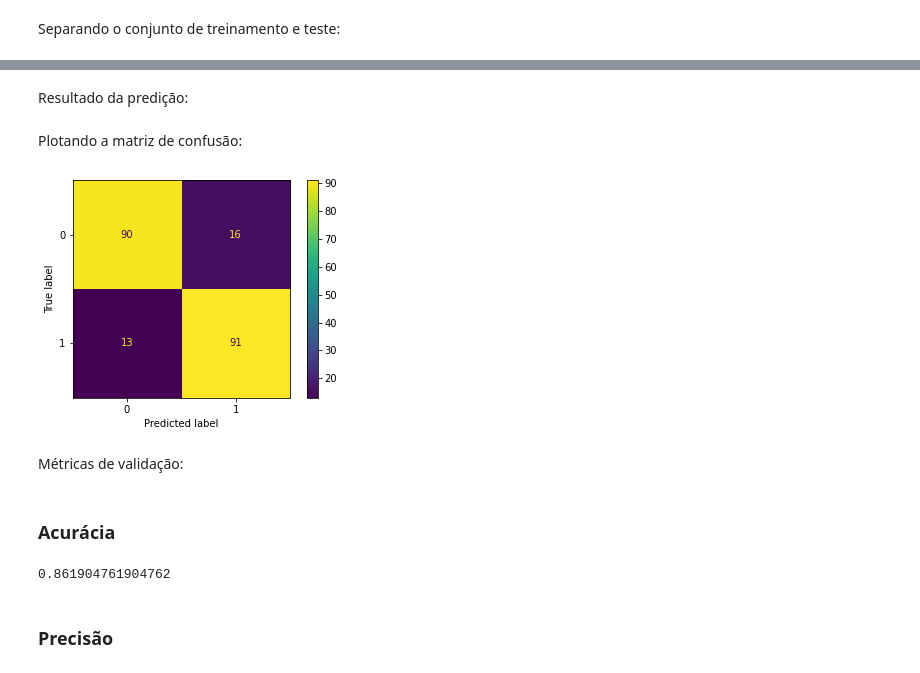
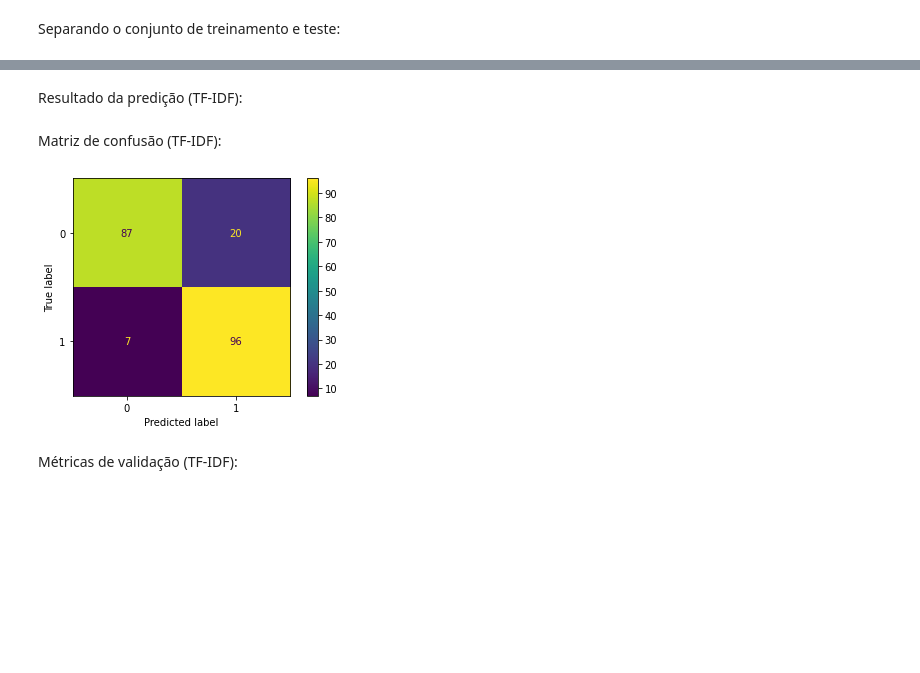
Before and after one commit to valeriojr/ecom063-pln, a Jupyter notebook: Processamento de linguagem natural - 3ª lista de exercícios.ipynb, the cells around one changed output, grey strips where cells are left out. Cells and saved outputs as stored; diff of their text form; code cells hidden in the pictures; blank space fills up the shorter version.

```diff
--- a/Processamento de linguagem natural - 3ª lista de exercícios.ipynb
+++ b/Processamento de linguagem natural - 3ª lista de exercícios.ipynb
@@ -85,15 +86,28 @@ def remove_boilerplate(text):
     boilerplate = ['Compartilhe este post com Email Facebook Messenger Messenger Twitter WhatsApp LinkedIn Copiar este link Estes são links externos e abrirão numa nova janela', 'Já assistiu aos nossos novos vídeos no YouTube? Inscreva-se no nosso canal!', 'Final de YouTube post  de BBC News Brasil Final de YouTube post 2 de BBC News Brasil Final de YouTube post 3 de BBC News Brasil']
 
     for b in boilerplate:
-      text = text.replace(b, '')
+        text = text.replace(b, '')
 
     return text
+
+stopwords = nltk.corpus.stopwords.words('portuguese')
+
+def remove_stopwords(text):
+    tokenized_text = nltk.word_tokenize(text, language='portuguese')
+    return " ".join([token for token in tokenized_text if token not in stopwords])
+
+def preprocess_rawtext(rawtext):
+    rawtext = re.sub(r'\w*\d\w*', '', rawtext) # remove todas as palavras que contém números
+    rawtext = re.sub(r'[^a-zA-ZáéíóúÁÉÍÓÚâêîôÂÊÎÔãõÃÕçÇ ]', '', rawtext.lower()) # remove pontuação e converte para minúscula
+    return re.sub(r'\s+', ' ', rawtext) # remove espaços repetidos
 
 dataset.replace(numpy.nan, '', inplace=True)
 dataset.text = dataset.text.apply(lambda text: text.replace('\n', ' '))
 dataset.text = dataset.text.apply(remove_boilerplate)
-dataset.text = dataset.text.apply(lambda text: text.lower().replace('bbc', '').replace('cnn', ''))
+dataset.text = dataset.text.apply(preprocess_rawtext)
+dataset.text = dataset.text.apply(remove_stopwords)
+dataset.text = dataset.text.apply(lambda text: text.replace('bbc', '').replace('cnn', '')) # deixando a classificação justa
 
-dataset.head()
+dataset.head(5)
 # %% [output]
 |  | url | title | text | label |
@@ -216,8 +230,8 @@ Coronavírus: os sete tipos de pessoas que inventam e disseminam fake news - BBC
 # %% [markdown]
 Balanceando o dataset para conter 350 artigos _BBC_ e 350 artigos _CNN_ (700 artigos no total):
 # %%
-X = tfidf_X[:2*bbc.shape[0]]
-# X = count_X[:2*bbc.shape[0]]
+tfidf_X = tfidf_X[:2*bbc.shape[0]]
+count_X = count_X[:2*bbc.shape[0]]
 # %%
 label2index = {
     'BBC': 0, 'CNN': 1
@@ -233,0 +244,3 @@ Treinando o classificador:
+# %%
+tfidf_X_train, tfidf_X_test, tfidf_y_train, tfidf_y_test = train_test_split(tfidf_X, y, test_size=.3)
+count_X_train, count_X_test, count_y_train, count_y_test = train_test_split(count_X, y, test_size=.3)
@@ -240,3 +255,5 @@ classifier = LogisticRegression().fit(X_train.toarray(), y_train)
+# %%
+classifier = LogisticRegression().fit(tfidf_X_train.toarray(), tfidf_y_train)
 # %% [markdown]
-Resultado da predição:
+Resultado da predição (TF-IDF):
 # %%
@@ -244,22 +261,14 @@ y_pred = classifier.predict(X_test.toarray())
-# %% [markdown]
-Plotando a matriz de confusão:
+# %% [markdown]
+Matriz de confusão (TF-IDF):
 # %%
 from matplotlib import pyplot
 from sklearn.metrics import plot_confusion_matrix
 # %%
-plot_confusion_matrix(classifier, X_test, y_test)
+plot_confusion_matrix(classifier, tfidf_X_test.toarray(), tfidf_y_test)
 pyplot.show()
 # %% [output]
-[figure, old version]
+[figure, new version]
 # %% [markdown]
-Métricas de validação:
+Métricas de validação (TF-IDF):
 # %%
 from sklearn.metrics import accuracy_score, precision_score, recall_score, f1_score
-# %% [markdown]
-### Acurácia
-# %%
-accuracy_score(y_test, y_pred)
-# %% [output]
-0.861904761904762
-# %% [markdown]
-### Precisão
```
Also changed, not shown: parts of 63 cells of this notebook.
